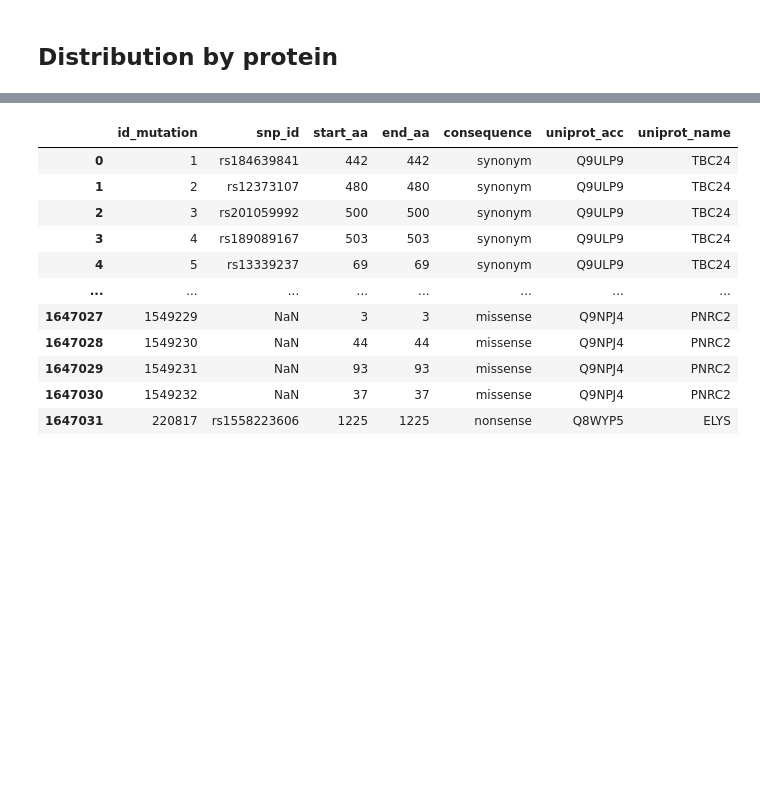
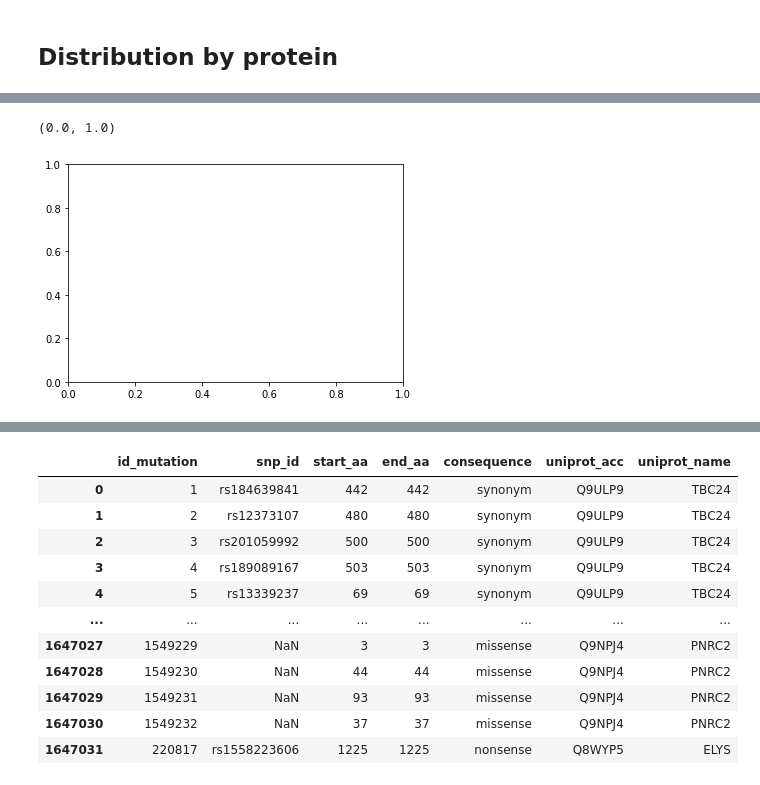
Before and after one commit to alvaro-2/mutations, a Jupyter notebook: disease_plots/some_plots.ipynb, the cells around one changed output, grey strips where cells are left out. Drawn from its saved outputs; the diff is of its cells as text; code cells hidden in the pictures; blank space fills up the shorter version.

```diff
--- a/disease_plots/some_plots.ipynb
+++ b/disease_plots/some_plots.ipynb
@@ -191,0 +316,5 @@ plt.hist(np.log(prot_topten), bins= 100)
+# %%
+plt.xlim()
+# %% [output]
+(0.0, 1.0)
+[figure, added]
```
Also changed, not shown: parts of 22 cells of this notebook.
